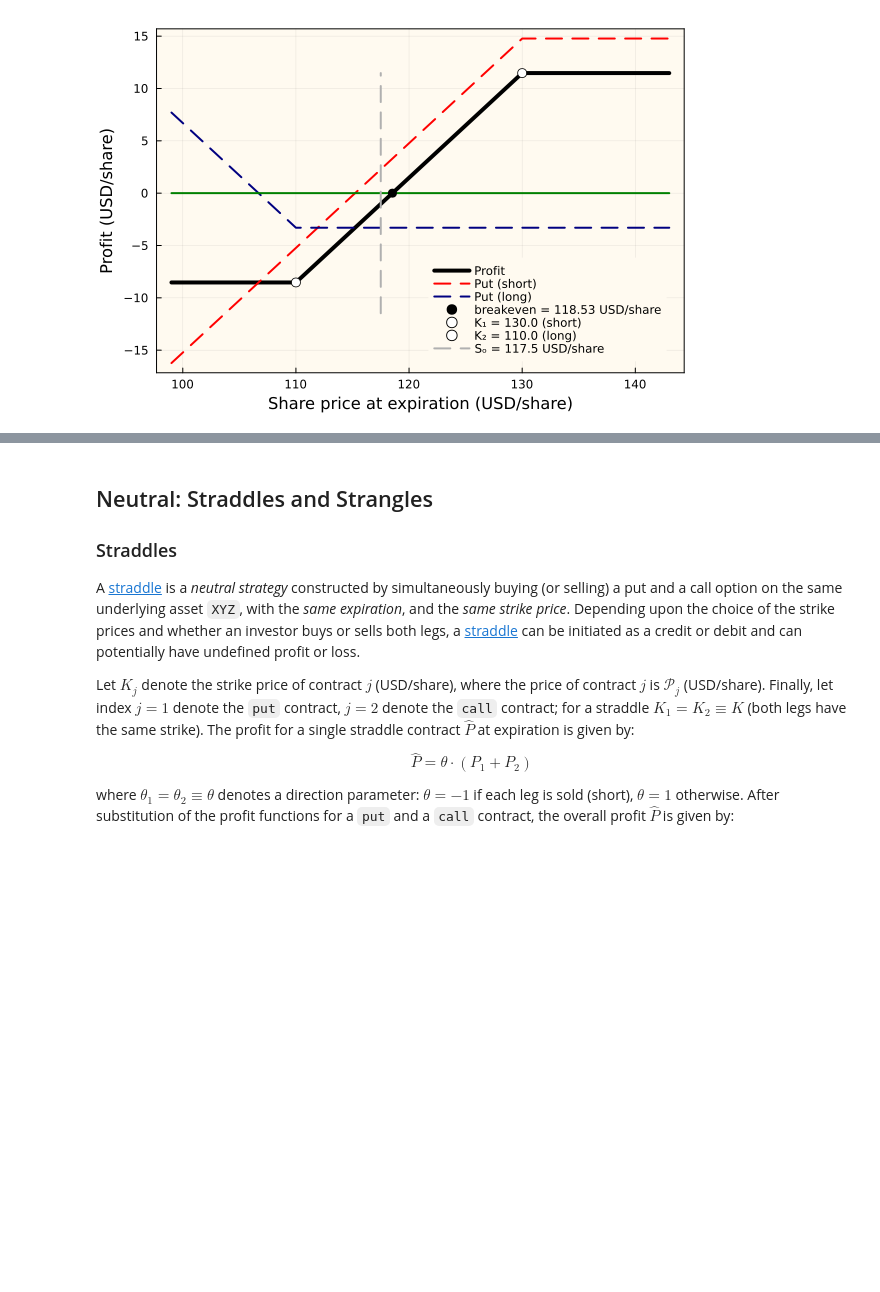
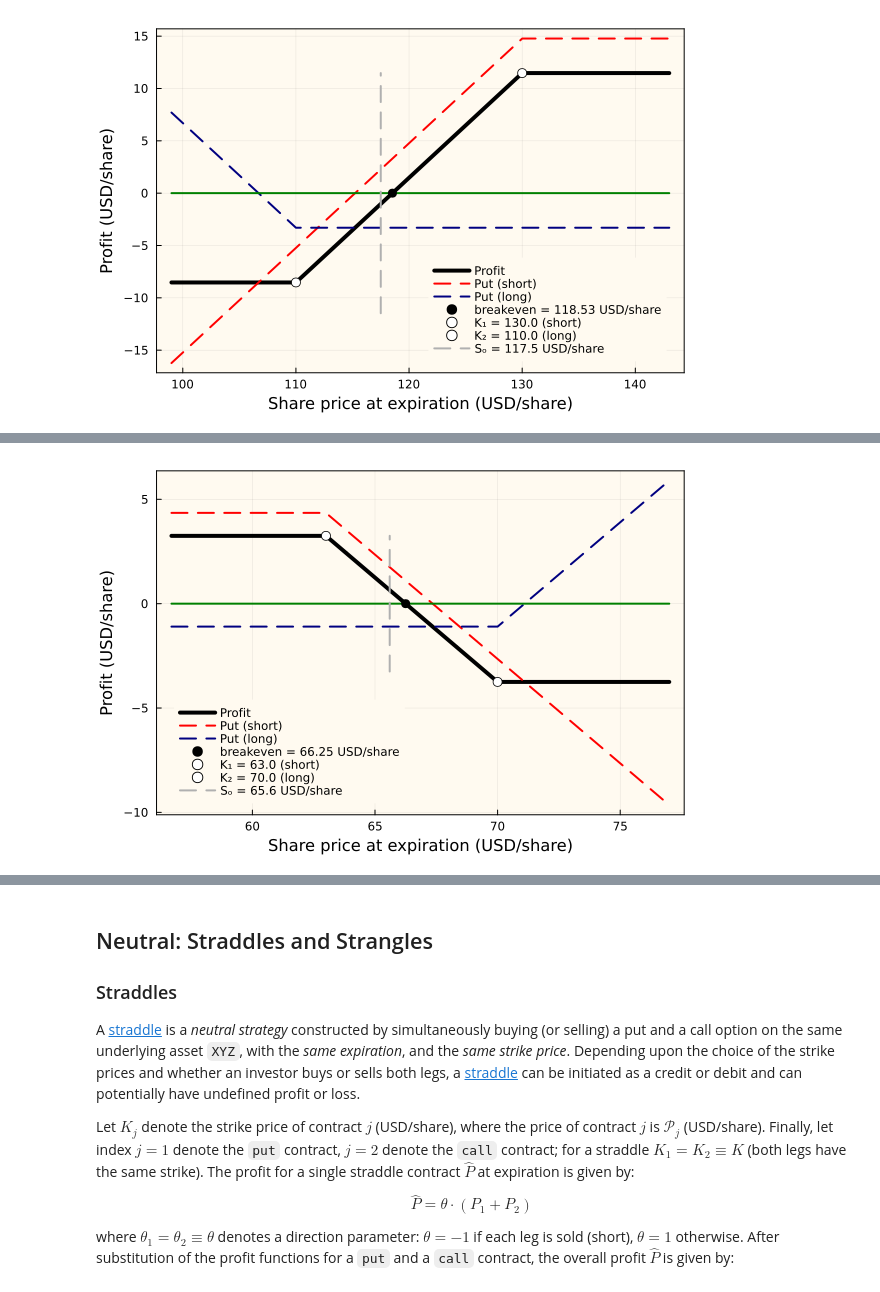
Before and after one commit to varnerlab/CHEME-5660-Examples-F23, a Jupyter notebook: CHEME-5660-L9a-CompositeContracts-Fall-2023.ipynb, the cells around one changed output, grey strips where cells are left out. Drawn from its saved outputs; the diff is of its cells as text; code cells hidden in the pictures; blank space fills up the shorter version.

Commit message:
Added credit spread call
call

```diff
--- a/CHEME-5660-L9a-CompositeContracts-Fall-2023.ipynb
+++ b/CHEME-5660-L9a-CompositeContracts-Fall-2023.ipynb
@@ -125,0 +152,46 @@ end
+# %%
+let
+
+    K₁ = 63.0
+    K₂ = 70.0
+    premium_1 = 4.35
+    premium_2 = 1.10
+    Sₒ = 65.60
+
+    max_loss = (premium_1 - premium_2) - (K₂ - K₁)
+    max_profit = (premium_1 - premium_2);
+
+    call_contract_model_short = build(MyAmericanCallContractModel, (
+            K = K₁, premium = premium_1, sense = -1, copy = 1
+    ));
+
+    call_contract_model_long = build(MyAmericanCallContractModel, (
+            K = K₂, premium = premium_2, sense = 1, copy = 1
+    ));
+
+    S = range(0.9*K₁,stop = 1.1*K₂, step=0.1) |> collect;
+    number_of_steps = length(S);
+    BEL = zeros(length(S))
+    profit_array = profit([call_contract_model_short, call_contract_model_long], S);
+    breakeven = K₁ + (premium_1 - premium_2)
+
+    plot(profit_array[:,1], profit_array[:,4], lw=4, label="Profit", c=:black,
+        bg="floralwhite", 	background_color_outside="white", framestyle = :box, fg_legend = :transparent)
+    plot!(profit_array[:,1], profit_array[:,2], lw=2, label="Put (short)", ls=:dash, c=:red)
+    plot!(profit_array[:,1], profit_array[:,3], lw=2, label="Put (long)", ls=:dash, c=:navyblue)
+
+    plot!(S,BEL,lw=2, c=:green, label="")
+    scatter!([breakeven], [0], c=:black, label="breakeven = $(breakeven) USD/share", ms=5)
+    scatter!([K₁],[max_profit], ms=5, label = "K₁ = $(K₁) (short)", msc=:black, mc=:white)
+    scatter!([K₂],[max_loss], ms=5, label = "K₂ = $(K₂) (long)", msc=:black, mc=:white)
+
+    VLINE = zeros(number_of_steps, 2)
+    VLINE[:,1] .= Sₒ*ones(number_of_steps)
+    VLINE[:,2] .= range(minimum(-1*profit_array[:,end]), stop = maximum(profit_array[:,end]), length = number_of_steps) |> collect;
+    plot!(VLINE[:,1], VLINE[:,2], lw=2, c= :gray69, ls=:dash, label="Sₒ = $(Sₒ) USD/share")
+
+    xlabel!("Share price at expiration (USD/share)", fontsize=18)
+    ylabel!("Profit (USD/share)", fontsize=18)
+end
+# %% [output]
+[figure, added]
```
Also changed, not shown: parts of 3 cells of this notebook, 1 other file.
